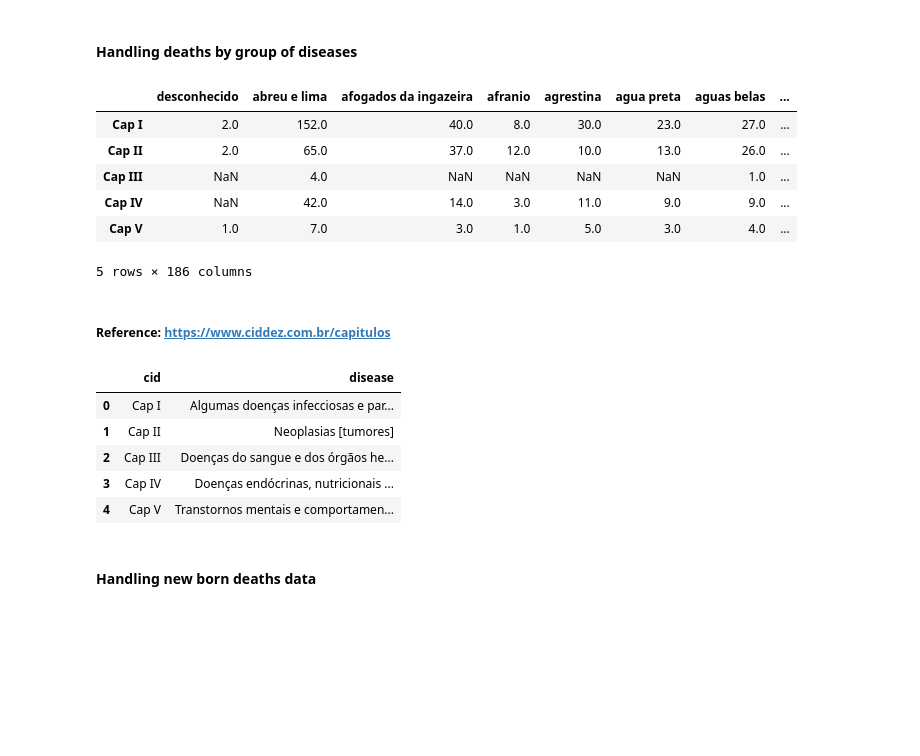
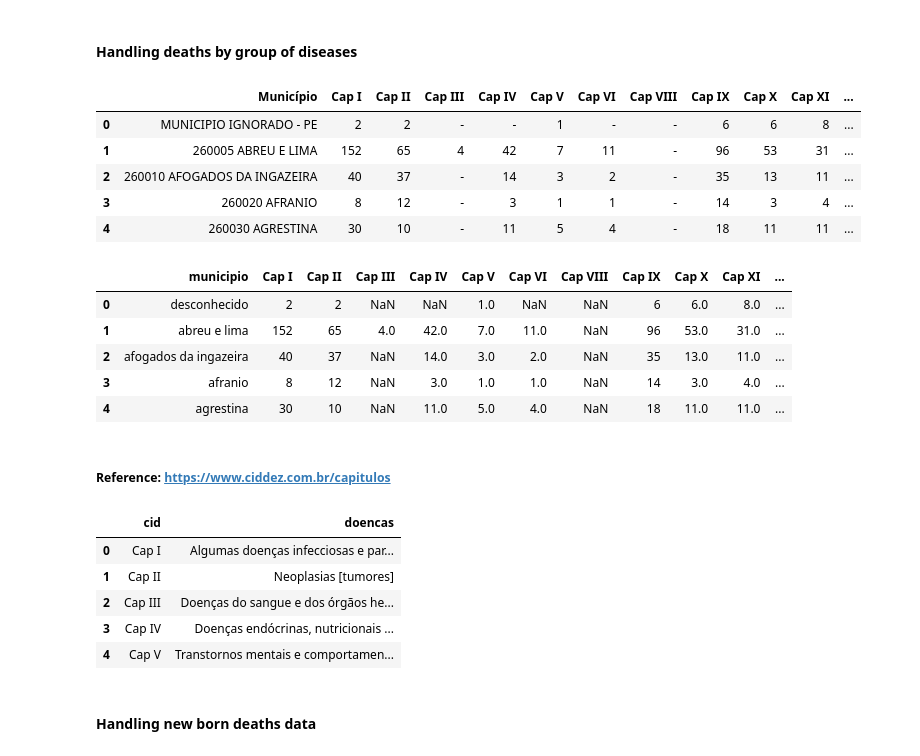
Before and after one commit to yvesemmanuel/pernambuco_health_analysis, a Jupyter notebook: data_handling.ipynb, the cells around one changed output. Cells and saved outputs as stored; diff of their text form; code cells hidden in the pictures; blank space fills up the shorter version.

```diff
--- a/data_handling.ipynb
+++ b/data_handling.ipynb
@@ -6,7 +6,21 @@ from unidecode import unidecode
 #### **Utils**
 # %%
 def format_column_name(column_name):
-    name_without_digits = re.sub(r'\d', '', column_name)
+    try:
+        name_without_digits = re.sub(r'\d', '', column_name)
+        formatted_name = name_without_digits.lower().replace(' ', '', 1)
+
+        if 'municipioignorado' in formatted_name:
+            return 'desconhecido'
+
+        return unidecode(formatted_name)
+    except:
+        print(f'Error: {column_name}')
+
+        return column_name
+
+def format_city_name(city_name: str) -> str:
+    name_without_digits = re.sub(r'\d', '', city_name)
     formatted_name = name_without_digits.lower().replace(' ', '', 1)
 
     if 'municipioignorado' in formatted_name:
@@ -114,23 +134,26 @@ meso_region_map.reset_index(name='cities').to_csv('./data/cities_by_mesoregion.c
 #### **Handling deaths by group of diseases**
 # %%
 df_cid = pd.read_csv('./data/raw/A3DATA_-_ObitosPorMunicipioCapCid.csv')
-df_cid = df_cid.T
+df_cid.head()
+# %% [output]
+|  | Município | Cap I | Cap II | Cap III | Cap IV | Cap V | Cap VI | Cap VIII | Cap IX | Cap X | Cap XI | ... |
+| 0 | MUNICIPIO IGNORADO - PE | 2 | 2 | - | - | 1 | - | - | 6 | 6 | 8 | ... |
+| 1 | 260005 ABREU E LIMA | 152 | 65 | 4 | 42 | 7 | 11 | - | 96 | 53 | 31 | ... |
+| 2 | 260010 AFOGADOS DA INGAZEIRA | 40 | 37 | - | 14 | 3 | 2 | - | 35 | 13 | 11 | ... |
+| 3 | 260020 AFRANIO | 8 | 12 | - | 3 | 1 | 1 | - | 14 | 3 | 4 | ... |
+| 4 | 260030 AGRESTINA | 30 | 10 | - | 11 | 5 | 4 | - | 18 | 11 | 11 | ... |
 # %%
-cid_num = dict(zip(list(df_cid.columns), list(df_cid.loc['Município'])))
+df_cid = df_cid.rename(columns={'Município': 'municipio'})
+df_cid['municipio'] = df_cid['municipio'].apply(format_column_name)
+df_cid = df_cid.drop('Total', axis=1)
 
-df_cid = df_cid.rename(columns=cid_num)
-df_cid = df_cid.rename(columns=format_column_name)
-df_cid = df_cid.drop(index='Município')
-df_cid = df_cid.drop(index='Total')
-df_cid = df_cid.drop('total', axis=1)
-
-df_cid = df_cid.apply(pd.to_numeric, errors='coerce')
+numeric_cols = df_cid.columns[1:]
+df_cid[numeric_cols] = df_cid[numeric_cols].apply(pd.to_numeric, errors='coerce')
 df_cid.head()
 # %% [output]
-|  | desconhecido | abreu e lima | afogados da ingazeira | afranio | agrestina | agua preta | aguas belas | ... |
-| Cap I | 2.0 | 152.0 | 40.0 | 8.0 | 30.0 | 23.0 | 27.0 | ... |
-| Cap II | 2.0 | 65.0 | 37.0 | 12.0 | 10.0 | 13.0 | 26.0 | ... |
-| Cap III | NaN | 4.0 | NaN | NaN | NaN | NaN | 1.0 | ... |
-| Cap IV | NaN | 42.0 | 14.0 | 3.0 | 11.0 | 9.0 | 9.0 | ... |
-| Cap V | 1.0 | 7.0 | 3.0 | 1.0 | 5.0 | 3.0 | 4.0 | ... |
+|  | municipio | Cap I | Cap II | Cap III | Cap IV | Cap V | Cap VI | Cap VIII | Cap IX | Cap X | Cap XI | ... |
+| 0 | desconhecido | 2 | 2 | NaN | NaN | 1.0 | NaN | NaN | 6 | 6.0 | 8.0 | ... |
+| 1 | abreu e lima | 152 | 65 | 4.0 | 42.0 | 7.0 | 11.0 | NaN | 96 | 53.0 | 31.0 | ... |
+| 2 | afogados da ingazeira | 40 | 37 | NaN | 14.0 | 3.0 | 2.0 | NaN | 35 | 13.0 | 11.0 | ... |
+| 3 | afranio | 8 | 12 | NaN | 3.0 | 1.0 | 1.0 | NaN | 14 | 3.0 | 4.0 | ... |
+| 4 | agrestina | 30 | 10 | NaN | 11.0 | 5.0 | 4.0 | NaN | 18 | 11.0 | 11.0 | ... |
-5 rows × 186 columns
@@ -145,7 +170,7 @@ disease_data = {
         'Capítulo XVI', 'Capítulo XVII', 'Capítulo XVIII', 'Capítulo XIX', 'Capítulo XX',
         'Capítulo XXI', 'Capítulo XXII'
     ],
-    'disease': [
+    'doencas': [
         'Algumas doenças infecciosas e parasitárias', 'Neoplasias [tumores]',
         'Doenças do sangue e dos órgãos hematopoéticos e alguns transtornos imunitários',
         'Doenças endócrinas, nutricionais e metabólicas', 'Transtornos mentais e comportamentais',
@@ -161,12 +186,12 @@ disease_data = {
     ]
 }
 
-df_disease = pd.DataFrame(disease_data)
-df_disease['cid'] = df_disease['cid'].str.replace('Capítulo', 'Cap')
+df_cid_disease = pd.DataFrame(disease_data)
+df_cid_disease['cid'] = df_cid_disease['cid'].str.replace('Capítulo', 'Cap')
 
-df_disease.head()
+df_cid_disease.head()
 # %% [output]
-|  | cid | disease |
+|  | cid | doencas |
 | 0 | Cap I | Algumas doenças infecciosas e par... |
 | 1 | Cap II | Neoplasias [tumores] |
 | 2 | Cap III | Doenças do sangue e dos órgãos he... |
```
Also changed, not shown: parts of 60 cells of this notebook, 25 other files.
